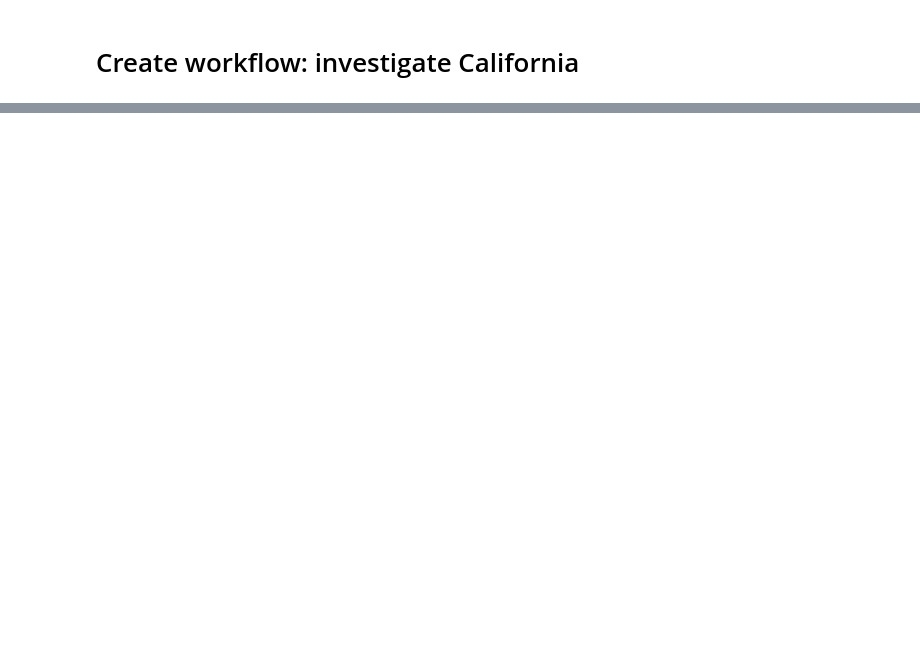
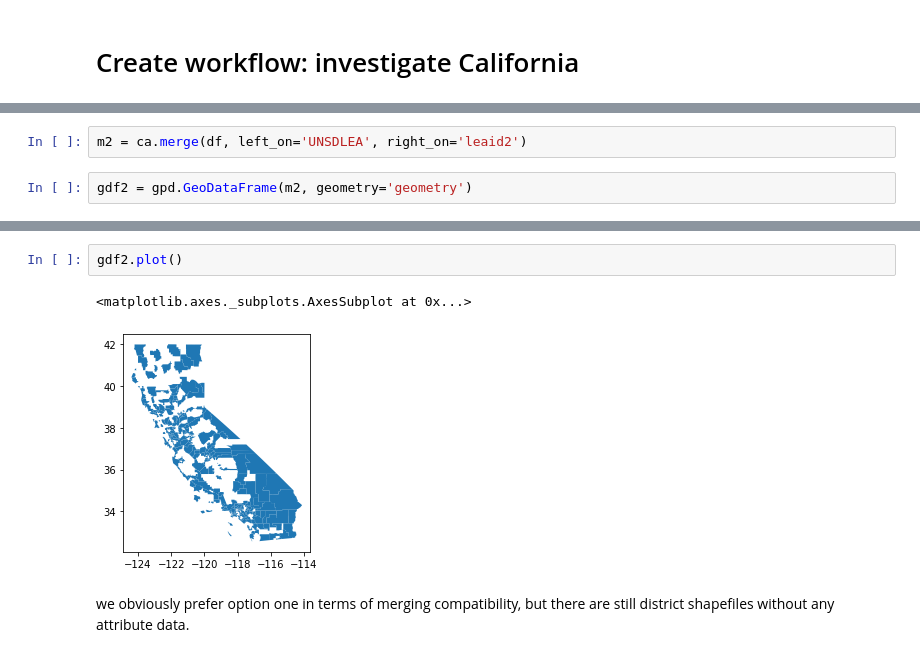
Before and after one commit to jchen321/geosnap4ed-1, a Jupyter notebook: data/Organizing.ipynb, the cells around one changed output, grey strips where cells are left out. Cells and saved outputs as stored; diff of their text form; blank space fills up the shorter version.

```diff
--- a/data/Organizing.ipynb
+++ b/data/Organizing.ipynb
@@ -49,0 +266,4 @@ by decreasing resolution
+# %%
+m2 = ca.merge(df, left_on='UNSDLEA', right_on='leaid2')
+# %%
+gdf2 = gpd.GeoDataFrame(m2, geometry='geometry')
@@ -49,0 +275,7 @@ by decreasing resolution
+# %%
+gdf2.plot()
+# %% [output]
+<matplotlib.axes._subplots.AxesSubplot at 0x...>
+[figure, added]
+# %% [markdown]
+we obviously prefer option one in terms of merging compatibility, but there are still district shapefiles without any attribute data.
```
Also changed, not shown: parts of 40 cells of this notebook, 2 other files.
